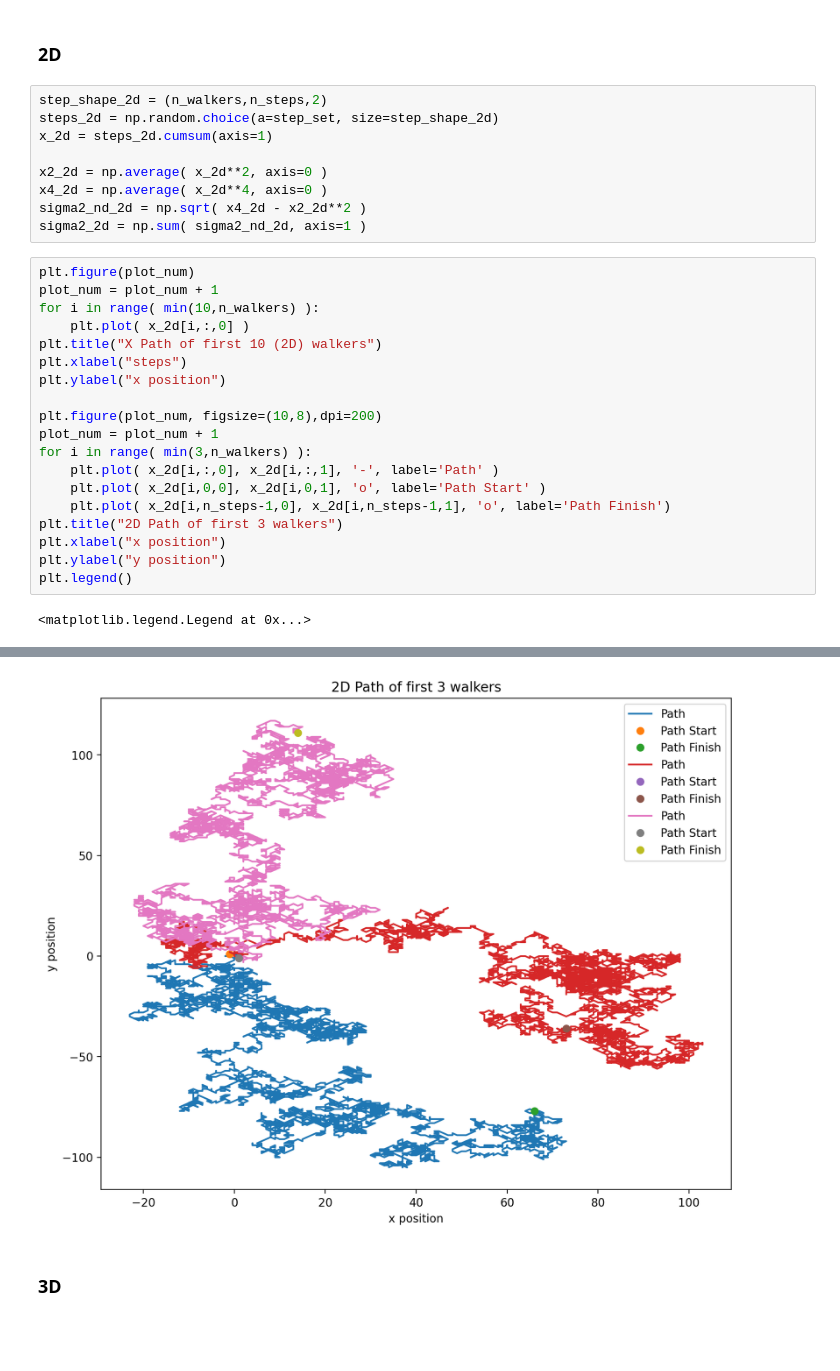
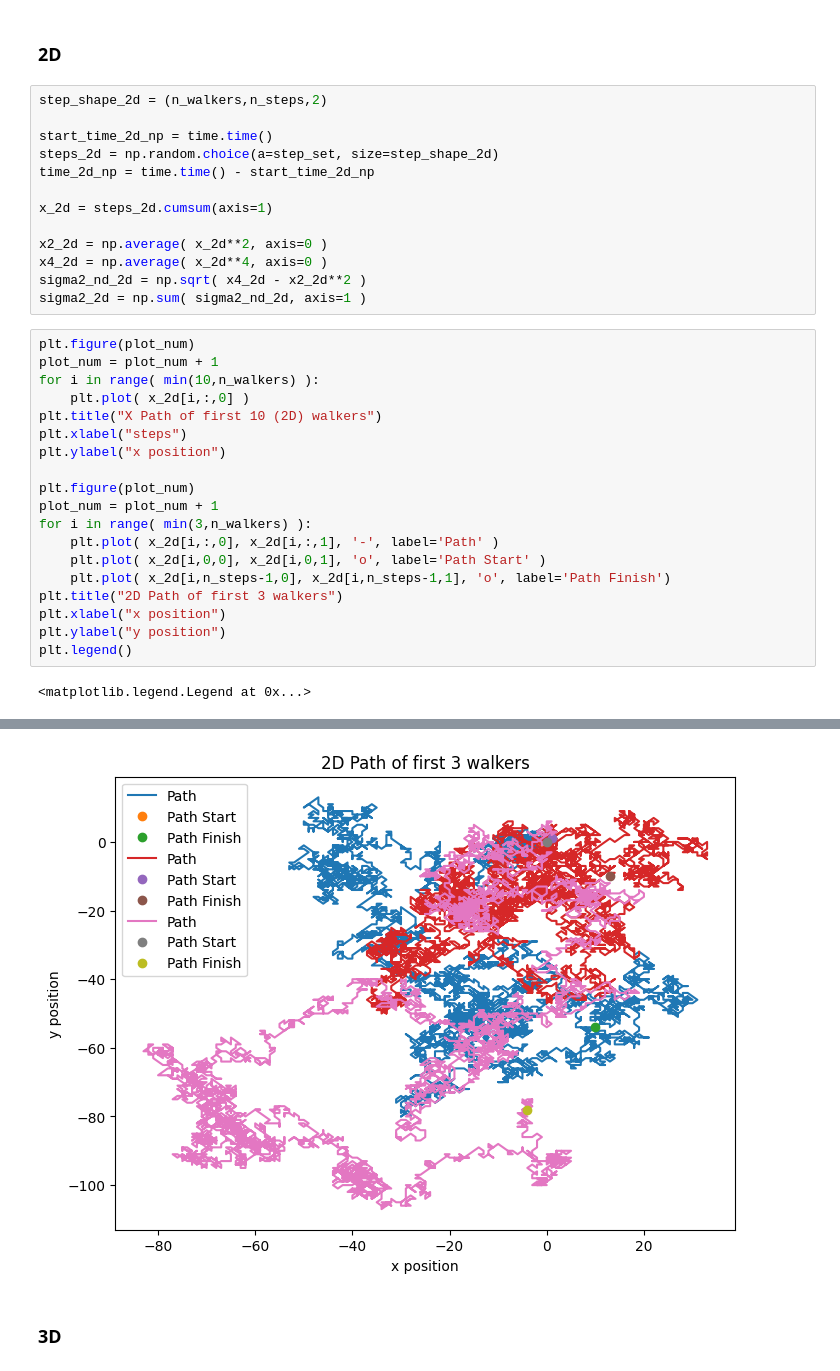
Before and after one commit to ubsuny/tensorflow-probability-danofinn, a Jupyter notebook: Problem1.ipynb, the cells around one changed output, grey strips where cells are left out. Cells and saved outputs as stored; diff of their text form; blank space fills up the shorter version.

```diff
--- a/Problem1.ipynb
+++ b/Problem1.ipynb
@@ -51,7 +111,11 @@ Text(0, 0.5, 'x position')
 ### 2D
 # %%
 step_shape_2d = (n_walkers,n_steps,2)
+
+start_time_2d_np = time.time()
 steps_2d = np.random.choice(a=step_set, size=step_shape_2d)
+time_2d_np = time.time() - start_time_2d_np
+
 x_2d = steps_2d.cumsum(axis=1)
 
 x2_2d = np.average( x_2d**2, axis=0 )
@@ -67,7 +131,7 @@ plt.title("X Path of first 10 (2D) walkers")
 plt.xlabel("steps")
 plt.ylabel("x position")
 
-plt.figure(plot_num, figsize=(10,8),dpi=200)
+plt.figure(plot_num)
 plot_num = plot_num + 1
 for i in range( min(3,n_walkers) ):
     plt.plot( x_2d[i,:,0], x_2d[i,:,1], '-', label='Path' )
@@ -83,4 +147,4 @@ plt.legend()
-[figure, old version]
+[figure, new version]
 # %% [markdown]
 ### 3D
 # %%
```
Also changed, not shown: parts of 28 cells of this notebook, 2 other files.
